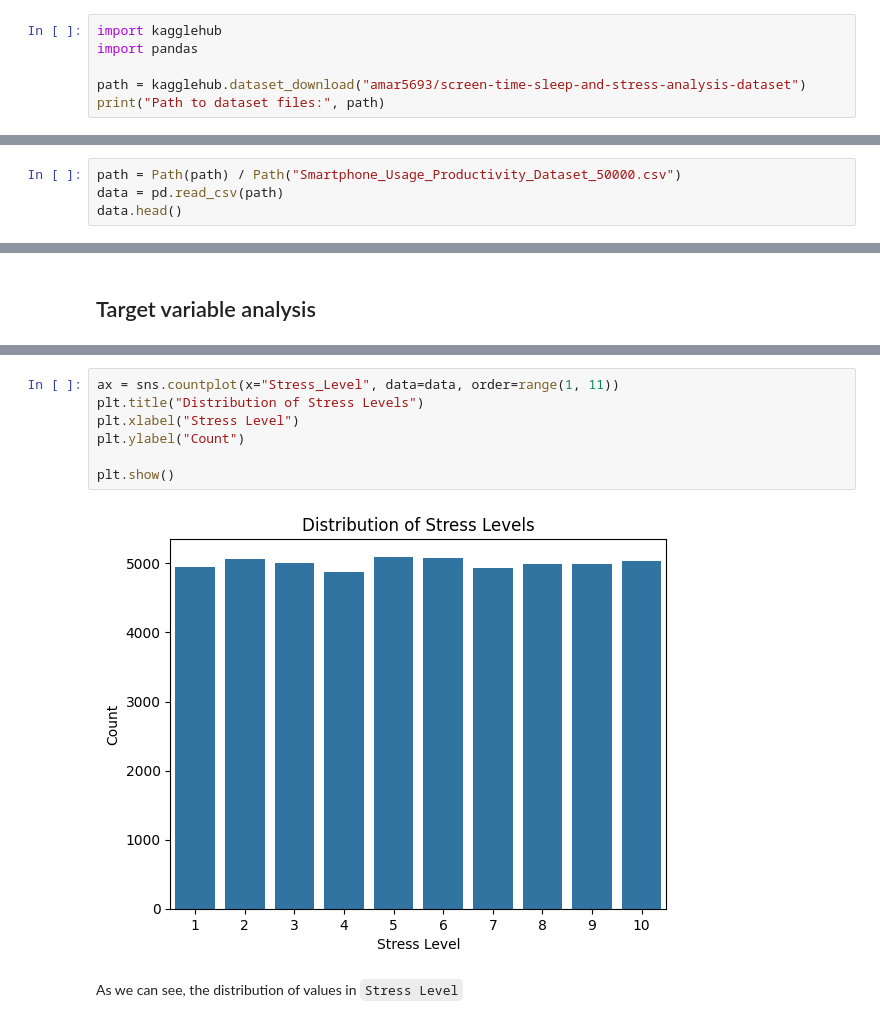
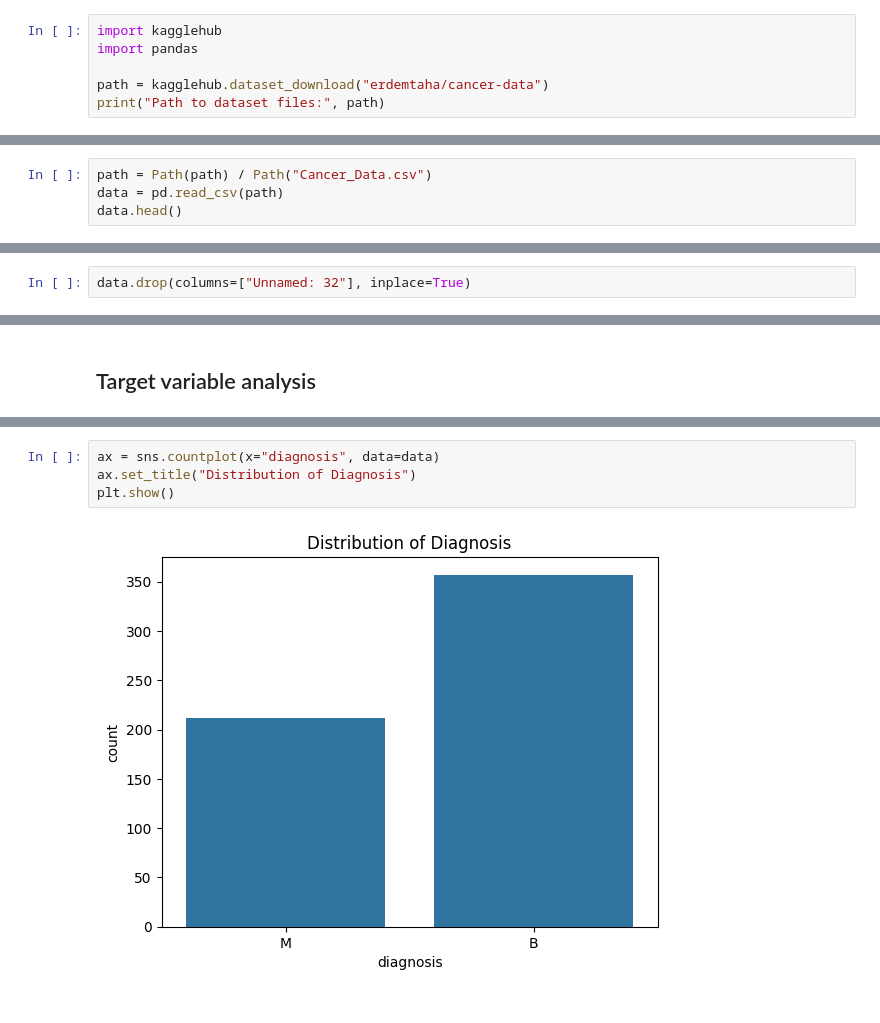
Before and after one commit to braulio-dev/StressPredictor, a Jupyter notebook: main.ipynb, the cells around one changed output, grey strips where cells are left out. Saved outputs shown, nothing was run; the diff lists cells and outputs as text.

```diff
--- a/main.ipynb
+++ b/main.ipynb
@@ -2,6 +2,6 @@
 import kagglehub
 import pandas
 
-path = kagglehub.dataset_download("amar5693/screen-time-sleep-and-stress-analysis-dataset")
+path = kagglehub.dataset_download("erdemtaha/cancer-data")
 print("Path to dataset files:", path)
 # %% [output]
@@ -14,5 +17,5 @@ import seaborn as sns
 # %%
-path = Path(path) / Path("Smartphone_Usage_Productivity_Dataset_50000.csv")
+path = Path(path) / Path("Cancer_Data.csv")
 data = pd.read_csv(path)
 data.head()
 # %% [output]
@@ -54,3 +57,5 @@ There are 50,000 entries in this dataset. All columns have fully populated value
+# %%
+data.drop(columns=["Unnamed: 32"], inplace=True)
 # %%
 missing_values = data.isnull().sum()
 print("Missing values per column:")
@@ -143,11 +210,6 @@ As we can see,
 # %%
-ax = sns.countplot(x="Stress_Level", data=data, order=range(1, 11))
-plt.title("Distribution of Stress Levels")
-plt.xlabel("Stress Level")
-plt.ylabel("Count")
-
+ax = sns.countplot(x="diagnosis", data=data)
+ax.set_title("Distribution of Diagnosis")
 plt.show()
 # %% [output]
-[figure, old version]
+[figure, new version]
-# %% [markdown]
-As we can see, the distribution of values in `Stress Level`
```
Also changed, not shown: parts of 32 cells of this notebook.
